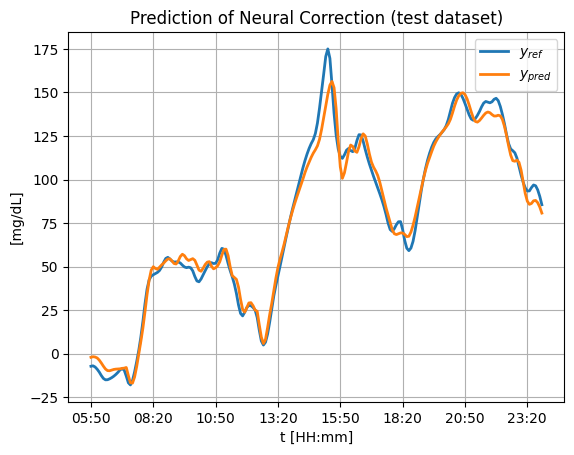
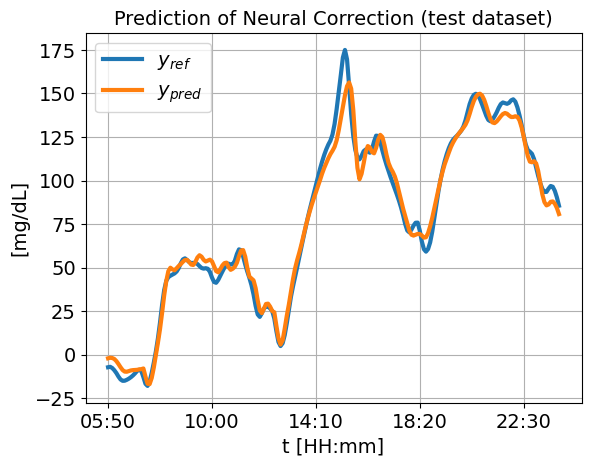
The change to this notebook cell's code, shown as a diff; its figure went from the first image to the second:
--- before
+++ after
@@ -1,12 +1,14 @@
+plt.rcParams.update({'font.size': 14})
+
 # nicer plots, after time computation
 fig, ax = plt.subplots()
-ax.plot(T, y, label=r'$y_{ref}$', linewidth=2)
-ax.plot(T, ym, label=r'$y_{pred}$', linewidth=2)
+ax.plot(T, y, label=r'$y_{ref}$', linewidth=3)
+ax.plot(T, ym, label=r'$y_{pred}$', linewidth=3)
 
 ax.set_xlabel("t [HH:mm]")
-ax.xaxis.set_major_locator(plt.MaxNLocator(8))
+ax.xaxis.set_major_locator(plt.MaxNLocator(5))
 ax.set_ylabel("[mg/dL]")
 ax.grid(visible=True)
-ax.set_title("Prediction of Neural Correction (test dataset)")
+ax.set_title("Prediction of Neural Correction (test dataset)", fontdict={'fontsize': 14})
 ax.legend()
 plt.savefig("prediction.pdf", format="pdf", transparent=True)
@@ -14,9 +16,9 @@
 
 fig, ax = plt.subplots()
-ax.plot(T, y-ym, linewidth=2)
-ax.xaxis.set_major_locator(plt.MaxNLocator(8))
+ax.plot(T, y-ym, linewidth=3)
+ax.xaxis.set_major_locator(plt.MaxNLocator(5))
 ax.set_ylabel("[mg/dL]")
 ax.grid(visible=True)
 ax.set_xlabel("t [HH:mm]")
-ax.set_title("Prediction error (test dataset)")
+ax.set_title("Prediction error (test dataset)", fontdict={'fontsize': 14})
 plt.savefig("prediction_error.pdf", format="pdf", transparent=True)

Commit: even nicer plots